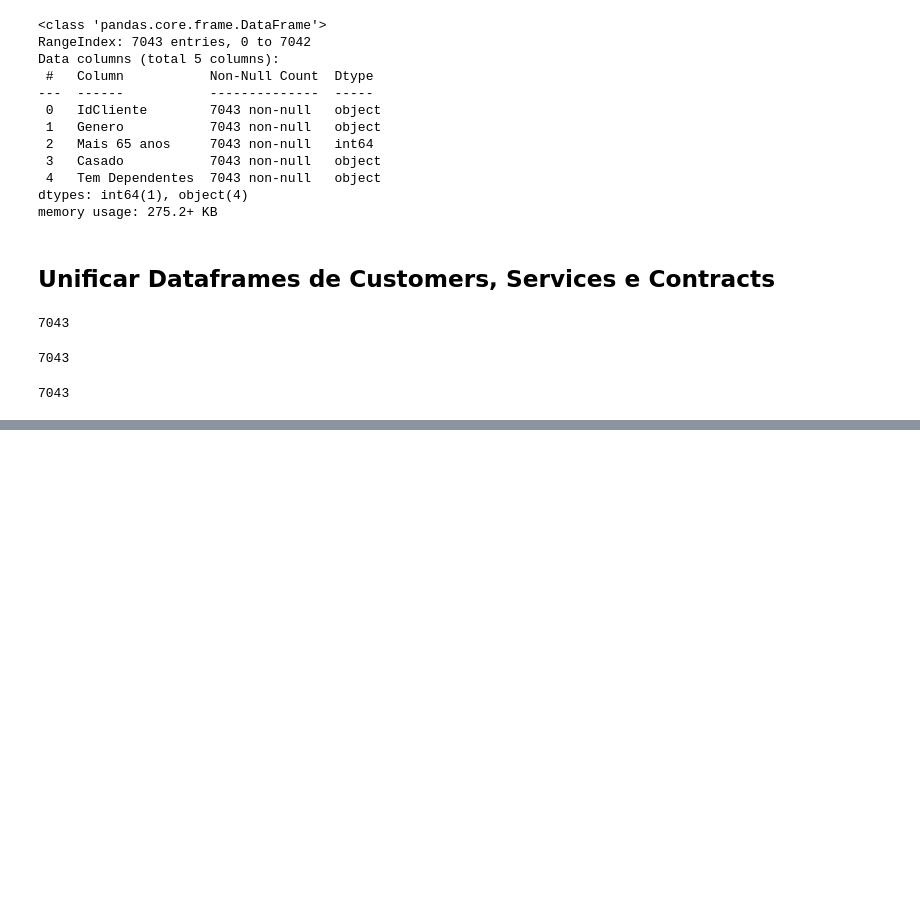
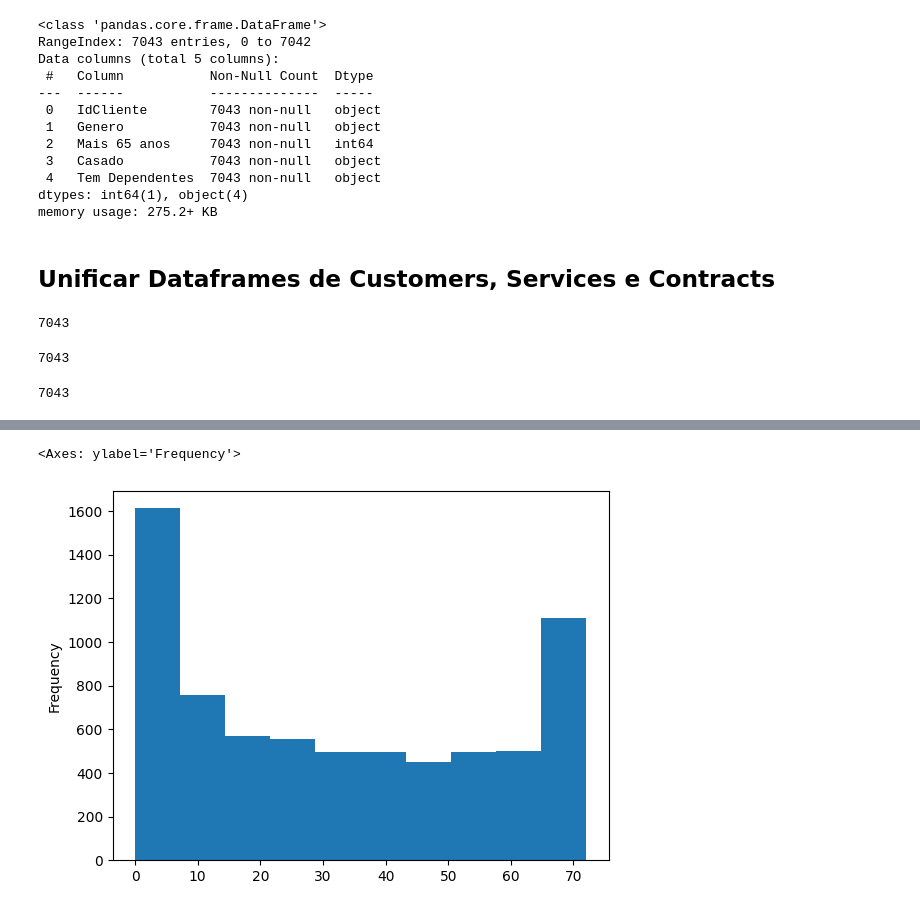
Before and after one commit to HenriqueCarniel1/desenvolvimento_de_ia, a Jupyter notebook: coleta_exploracao.ipynb, the cells around one changed output, grey strips where cells are left out. Saved outputs shown, nothing was run; the diff lists cells and outputs as text; code cells hidden in the pictures; blank space fills up the shorter version.

```diff
--- a/coleta_exploracao.ipynb
+++ b/coleta_exploracao.ipynb
@@ -236,0 +627,6 @@ len(df_contracts)
+# %%
+# Histograma do Tempo de Contrato
+df_churn.tenure.plot.hist()
+# %% [output]
+<Axes: ylabel='Frequency'>
+[figure, added]
```
Also changed, not shown: parts of 38 cells of this notebook, 1 other file.
